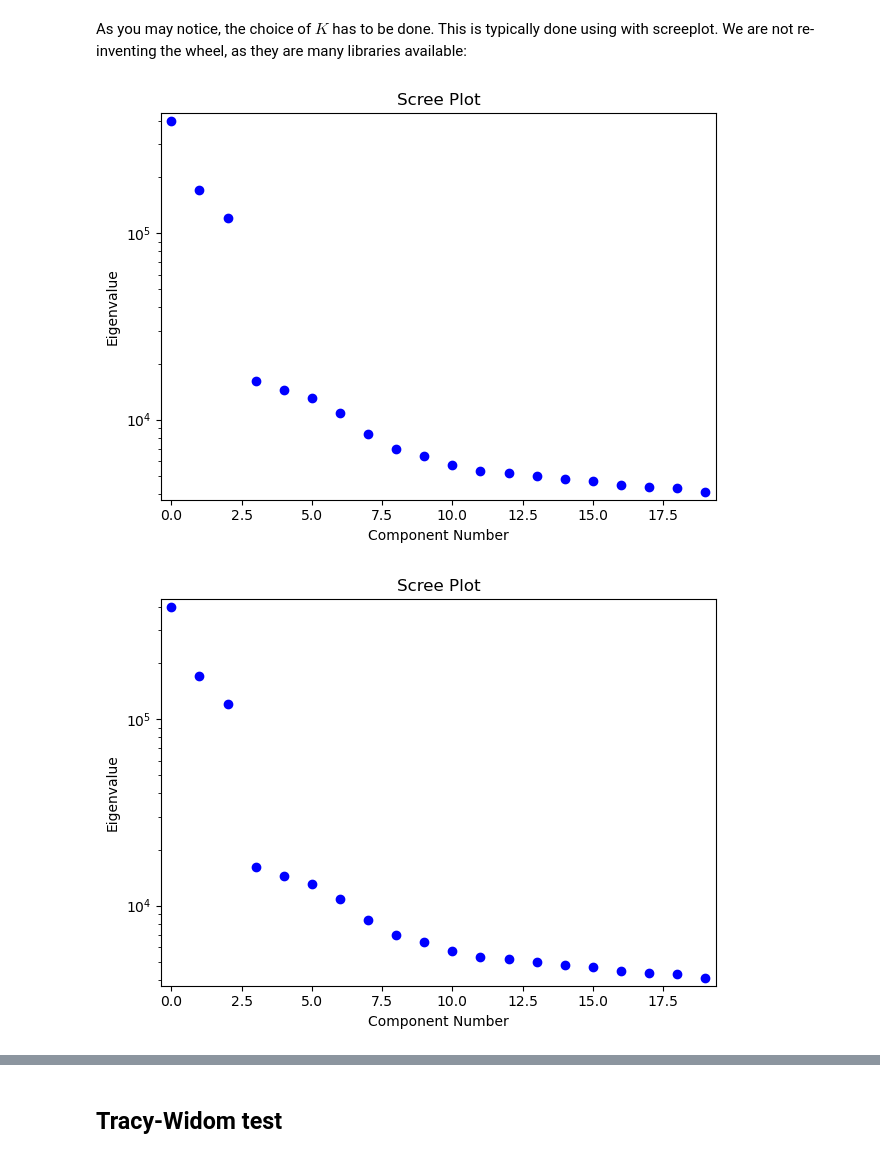
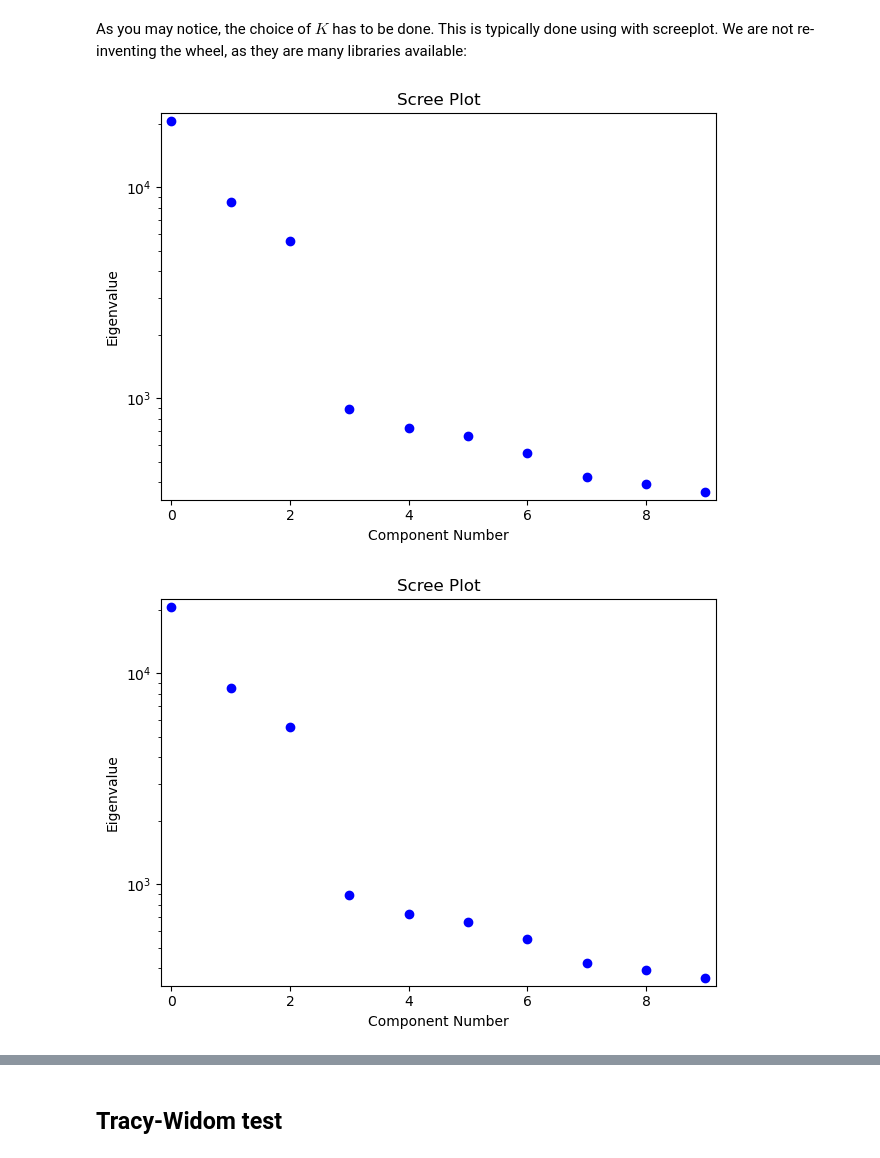
Before and after one commit to currocam/genomic-offsets, a Jupyter notebook: nbs/03_LFMM.ipynb, the cells around one changed output, grey strips where cells are left out. Saved outputs shown, nothing was run; the diff lists cells and outputs as text; code cells hidden in the pictures.

```diff
--- a/nbs/03_LFMM.ipynb
+++ b/nbs/03_LFMM.ipynb
@@ -87,20 +90,21 @@ def fit(self:RidgeLFMM,
 # %% [markdown]
 The `fit()` method expects as input an allele matrix $\mathbf Y$ and an environmental matrix $\mathbf X$ with as many rows as individuals. For now, let us simulate them under the ¿generative model?:
 # %%
-N, L, P = 100, 10_000, 20
-n_targets = 10
+def generative_model(rng, N, L, P, n_targets):
+    X = rng.normal(size=N)
+    B = np.zeros(L)
+    target_indices = rng.choice(L, n_targets, replace=False)
+    B[target_indices] = rng.uniform(-10, 10, size=n_targets)
+    U = np.dot(X.reshape(-1, 1), np.array([[-1, 0.5, 1.5]])) + rng.normal(size=(N, 3))
+    V = rng.normal(size=(3, L))  # V should have 3 rows to match the columns of U
+    Y = np.dot(X.reshape(-1, 1), B.reshape(1, -1)) + np.dot(U, V) + rng.normal(scale=0.5, size=(N, L))
+    Y = (Y > 0).astype(int)
+    X = np.hstack((X.reshape(-1, 1),  rng.normal(size=(N, P-1))))
+    assert X.shape == (N, P)
+    assert Y.shape == (N, L)
+    return Y, X
 rng = np.random.default_rng(1000)
-X = rng.normal(size=N)
-B = np.zeros(L)
-target_indices = rng.choice(L, n_targets, replace=False)
-B[target_indices] = rng.uniform(-10, 10, size=n_targets)
-U = np.dot(X.reshape(-1, 1), np.array([[-1, 0.5, 1.5]])) + rng.normal(size=(N, 3))
-V = rng.normal(size=(3, L))  # V should have 3 rows to match the columns of U
-Y = np.dot(X.reshape(-1, 1), B.reshape(1, -1)) + np.dot(U, V) + rng.normal(scale=0.5, size=(N, L))
-Y = (Y > 0).astype(int)
-X = np.hstack((X.reshape(-1, 1),  rng.normal(size=(N, P-1))))
-assert X.shape == (N, P)
-assert Y.shape == (N, L)
+Y, X = generative_model(rng, N=100, L=500, P=10, n_targets=10)
 # %% [markdown]
 Now, we can fit the model:
 # %%
@@ -126,7 +130,7 @@ array([[ -6.85358703, -12.93305635, -41.44236295, ...,   1.39604362,
 # %% [markdown]
 As you may notice, the choice of $K$ has to be done. This is typically done using with screeplot. We are not re-inventing the wheel, as they are many libraries available:
 # %%
-sm.PCA(Y, ncomp=20).plot_scree()
+sm.PCA(Y, ncomp=10).plot_scree()
 # %% [output]
-[figure, old version]
+[figure, new version]
-[figure, old version]
+[figure, new version]
```
Also changed, not shown: parts of 7 cells of this notebook, 1 other file.
